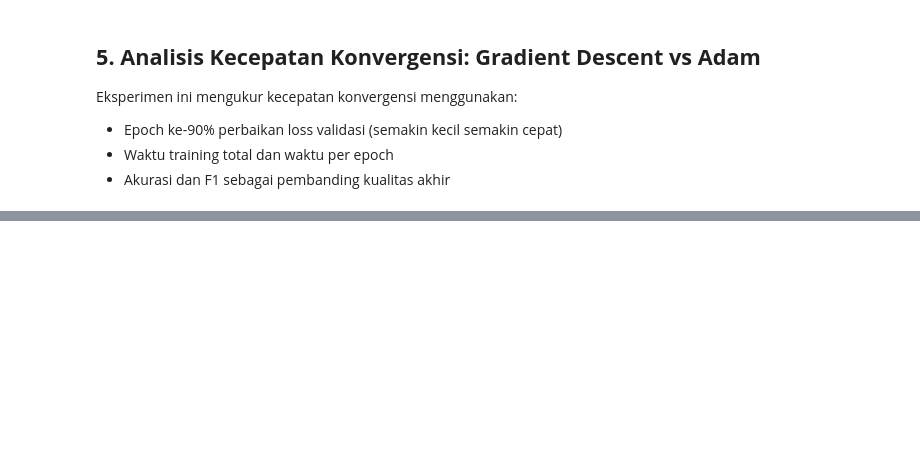
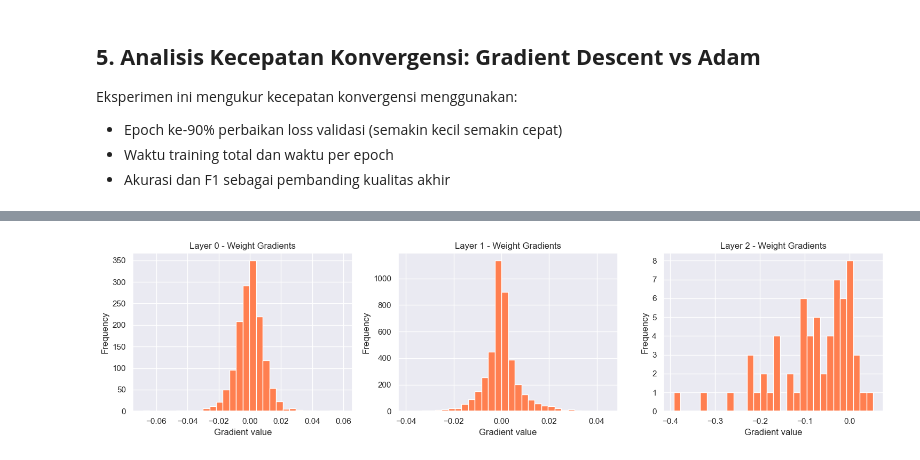
Before and after one commit to ryonlunar/BigmoMasterclass_ML, a Jupyter notebook: notebook/notebook.ipynb, the cells around one changed output, grey strips where cells are left out. Cells and saved outputs as stored; diff of their text form; code cells hidden in the pictures; blank space fills up the shorter version.

```diff
--- a/notebook/notebook.ipynb
+++ b/notebook/notebook.ipynb
@@ -896,0 +907,4 @@ Epoch 90% converged adalah epoch pertama saat model sudah mencapai 90% perbaikan
+# %%
+loaded_model.plot_gradients()
+# %% [output]
+[figure, added]
```
Also changed, not shown: parts of 29 cells of this notebook, 2 other files.
